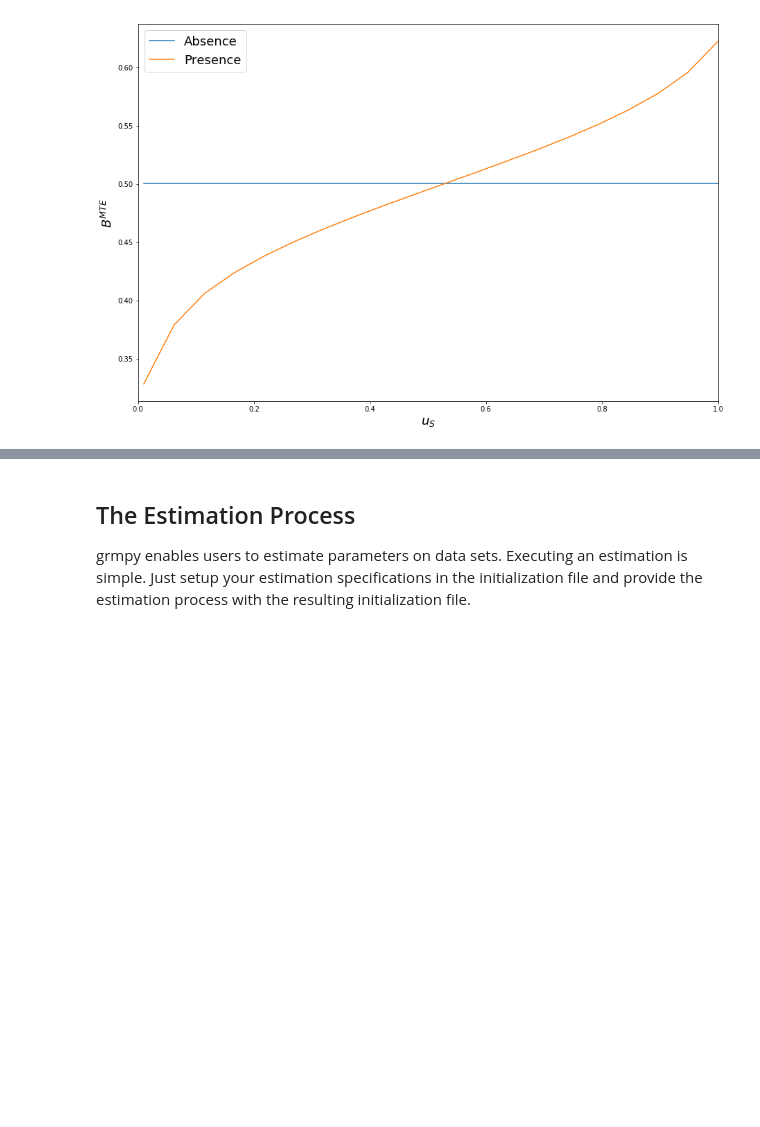
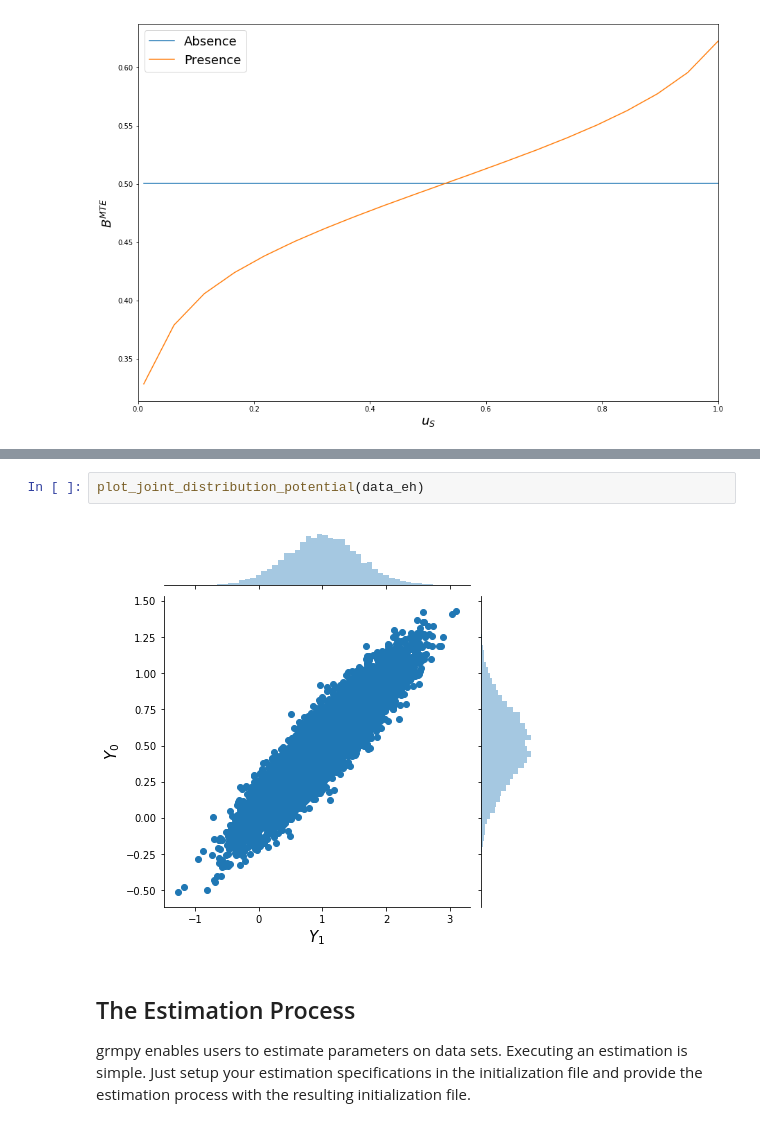
Before and after one commit to OpenSourceEconomics/grmpy, a Jupyter notebook: promotion/04_grmpy_tutorial_notebook/04_grmpy_tutorial_notebook.ipynb, the cells around one changed output, grey strips where cells are left out. Drawn from its saved outputs; the diff is of its cells as text; blank space fills up the shorter version.

```diff
--- a/promotion/04_grmpy_tutorial_notebook/04_grmpy_tutorial_notebook.ipynb
+++ b/promotion/04_grmpy_tutorial_notebook/04_grmpy_tutorial_notebook.ipynb
@@ -271,3 +317,7 @@ plot_marginal_effects('data.grmpy.info', 'data_eh.grmpy.info')
+# %%
+plot_joint_distribution_potential(data_eh)
+# %% [output]
+[figure, added]
 # %% [markdown]
 ## The Estimation Process
 
```
Also changed, not shown: parts of 15 cells of this notebook, 5 other files.
